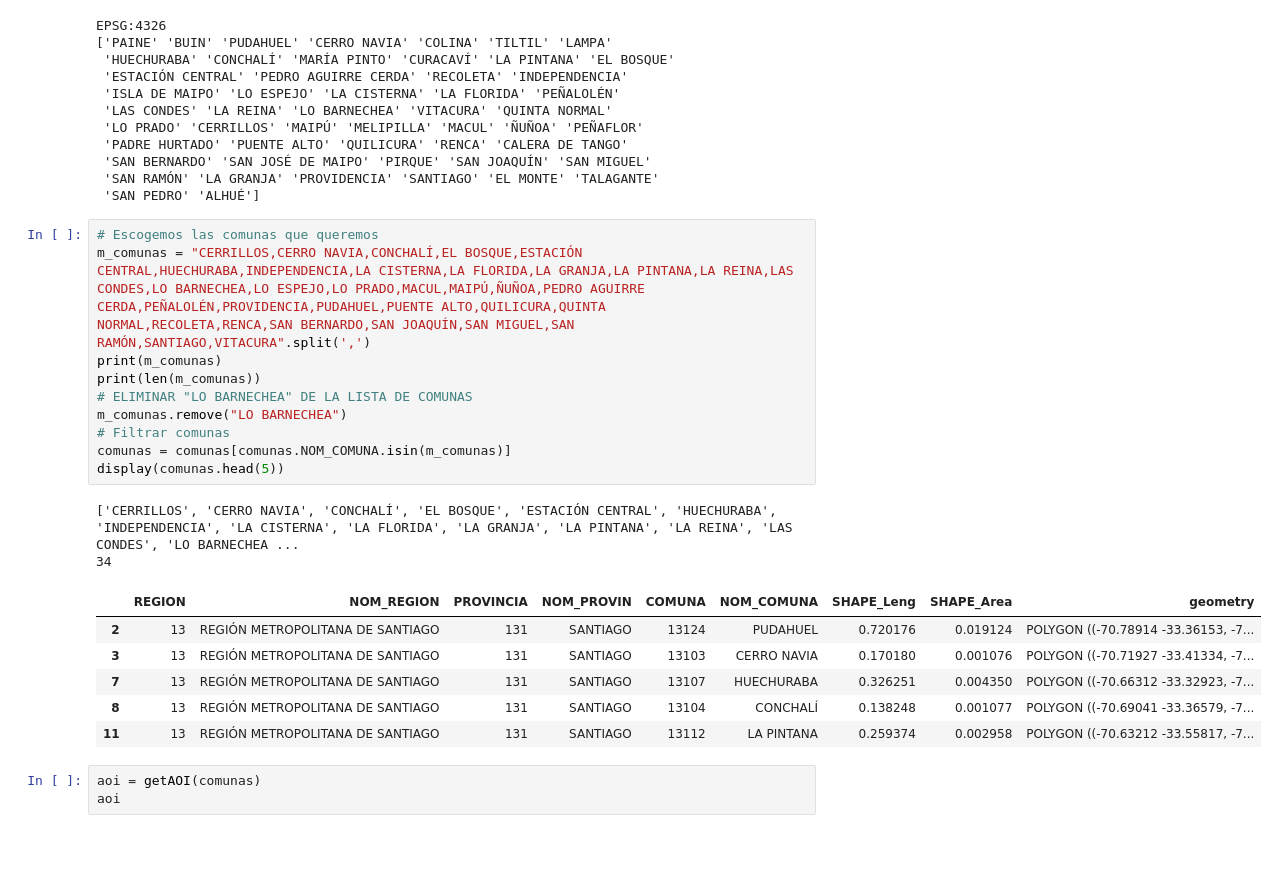
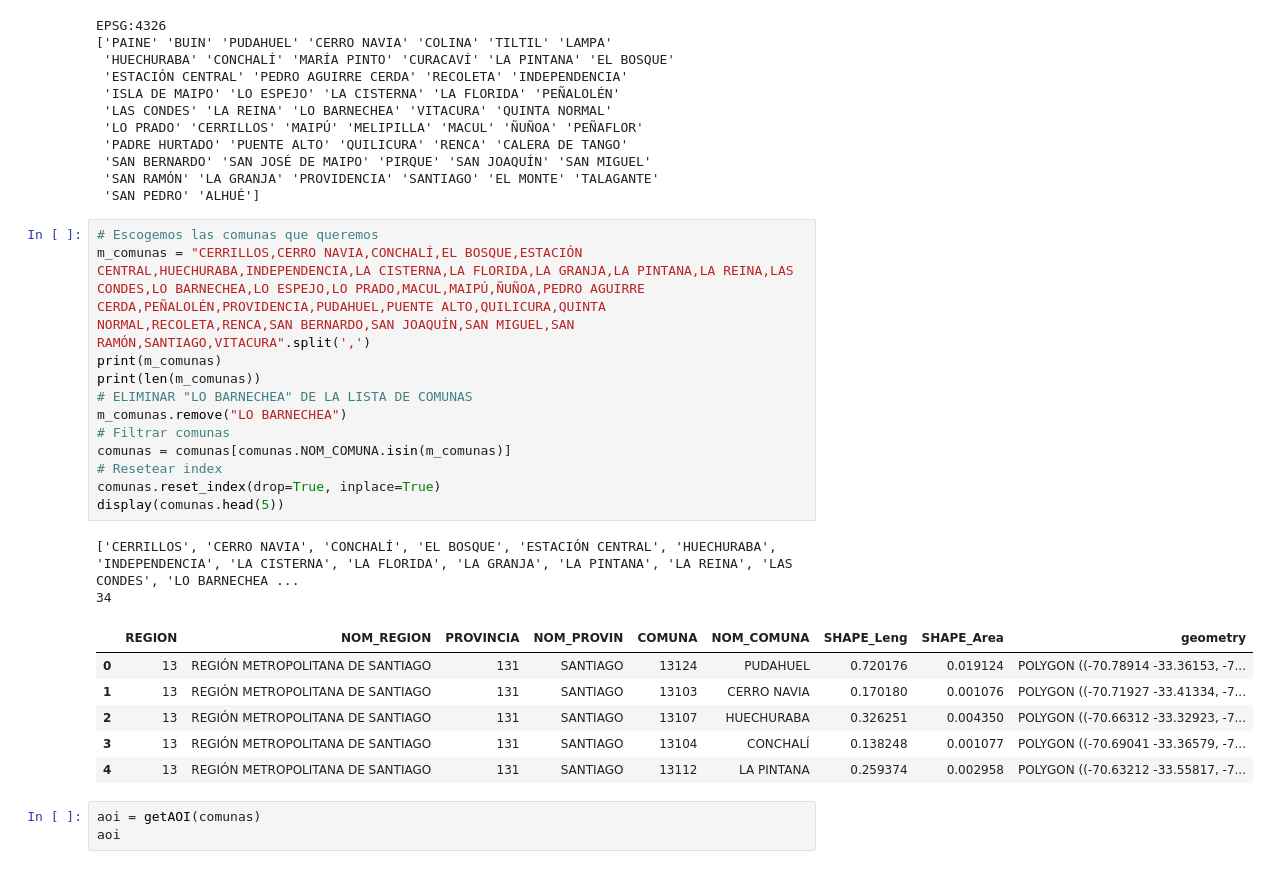
Before and after one commit to 2B-O/Proyecto-Geoespaciales, a Jupyter notebook: Proyecto Geoespaciales.ipynb, the cells around one changed output. Cells and saved outputs as stored; diff of their text form.

```diff
--- a/Proyecto Geoespaciales.ipynb
+++ b/Proyecto Geoespaciales.ipynb
@@ -207,22 +207,24 @@ EPSG:4326
 # %%
 # Escogemos las comunas que queremos
 m_comunas = "CERRILLOS,CERRO NAVIA,CONCHALÍ,EL BOSQUE,ESTACIÓN CENTRAL,HUECHURABA,INDEPENDENCIA,LA CISTERNA,LA FLORIDA,LA GRANJA,LA PINTANA,LA REINA,LAS CONDES,LO BARNECHEA,LO ESPEJO,LO PRADO,MACUL,MAIPÚ,ÑUÑOA,PEDRO AGUIRRE CERDA,PEÑALOLÉN,PROVIDENCIA,PUDAHUEL,PUENTE ALTO,QUILICURA,QUINTA NORMAL,RECOLETA,RENCA,SAN BERNARDO,SAN JOAQUÍN,SAN MIGUEL,SAN RAMÓN,SANTIAGO,VITACURA".split(',')
 print(m_comunas)
 print(len(m_comunas))
 # ELIMINAR "LO BARNECHEA" DE LA LISTA DE COMUNAS
 m_comunas.remove("LO BARNECHEA")
 # Filtrar comunas
 comunas = comunas[comunas.NOM_COMUNA.isin(m_comunas)]
+# Resetear index
+comunas.reset_index(drop=True, inplace=True)
 display(comunas.head(5))
 # %% [output]
 ['CERRILLOS', 'CERRO NAVIA', 'CONCHALÍ', 'EL BOSQUE', 'ESTACIÓN CENTRAL', 'HUECHURABA', 'INDEPENDENCIA', 'LA CISTERNA', 'LA FLORIDA', 'LA GRANJA', 'LA PINTANA', 'LA REINA', 'LAS CONDES', 'LO BARNECHEA ...
 34
 |  | REGION | NOM_REGION | PROVINCIA | NOM_PROVIN | COMUNA | NOM_COMUNA | SHAPE_Leng | SHAPE_Area | geometry |
-| 2 | 13 | REGIÓN METROPOLITANA DE SANTIAGO | 131 | SANTIAGO | 13124 | PUDAHUEL | 0.720176 | 0.019124 | POLYGON ((-70.78914 -33.36153, -7... |
-| 3 | 13 | REGIÓN METROPOLITANA DE SANTIAGO | 131 | SANTIAGO | 13103 | CERRO NAVIA | 0.170180 | 0.001076 | POLYGON ((-70.71927 -33.41334, -7... |
-| 7 | 13 | REGIÓN METROPOLITANA DE SANTIAGO | 131 | SANTIAGO | 13107 | HUECHURABA | 0.326251 | 0.004350 | POLYGON ((-70.66312 -33.32923, -7... |
-| 8 | 13 | REGIÓN METROPOLITANA DE SANTIAGO | 131 | SANTIAGO | 13104 | CONCHALÍ | 0.138248 | 0.001077 | POLYGON ((-70.69041 -33.36579, -7... |
-| 11 | 13 | REGIÓN METROPOLITANA DE SANTIAGO | 131 | SANTIAGO | 13112 | LA PINTANA | 0.259374 | 0.002958 | POLYGON ((-70.63212 -33.55817, -7... |
+| 0 | 13 | REGIÓN METROPOLITANA DE SANTIAGO | 131 | SANTIAGO | 13124 | PUDAHUEL | 0.720176 | 0.019124 | POLYGON ((-70.78914 -33.36153, -7... |
+| 1 | 13 | REGIÓN METROPOLITANA DE SANTIAGO | 131 | SANTIAGO | 13103 | CERRO NAVIA | 0.170180 | 0.001076 | POLYGON ((-70.71927 -33.41334, -7... |
+| 2 | 13 | REGIÓN METROPOLITANA DE SANTIAGO | 131 | SANTIAGO | 13107 | HUECHURABA | 0.326251 | 0.004350 | POLYGON ((-70.66312 -33.32923, -7... |
+| 3 | 13 | REGIÓN METROPOLITANA DE SANTIAGO | 131 | SANTIAGO | 13104 | CONCHALÍ | 0.138248 | 0.001077 | POLYGON ((-70.69041 -33.36579, -7... |
+| 4 | 13 | REGIÓN METROPOLITANA DE SANTIAGO | 131 | SANTIAGO | 13112 | LA PINTANA | 0.259374 | 0.002958 | POLYGON ((-70.63212 -33.55817, -7... |
 # %%
 aoi = getAOI(comunas)
 aoi
```
Also changed, not shown: parts of 3 cells of this notebook.
